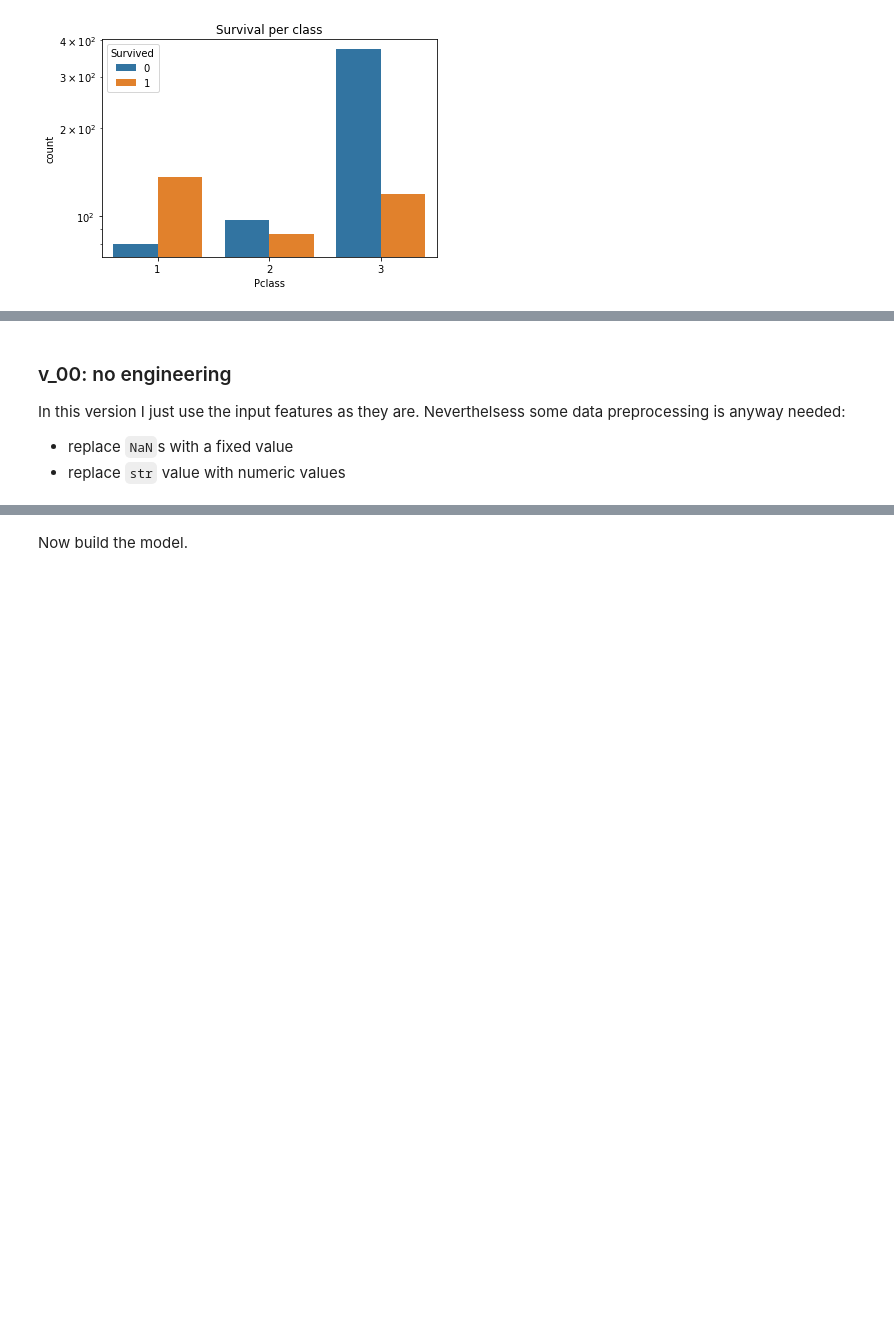
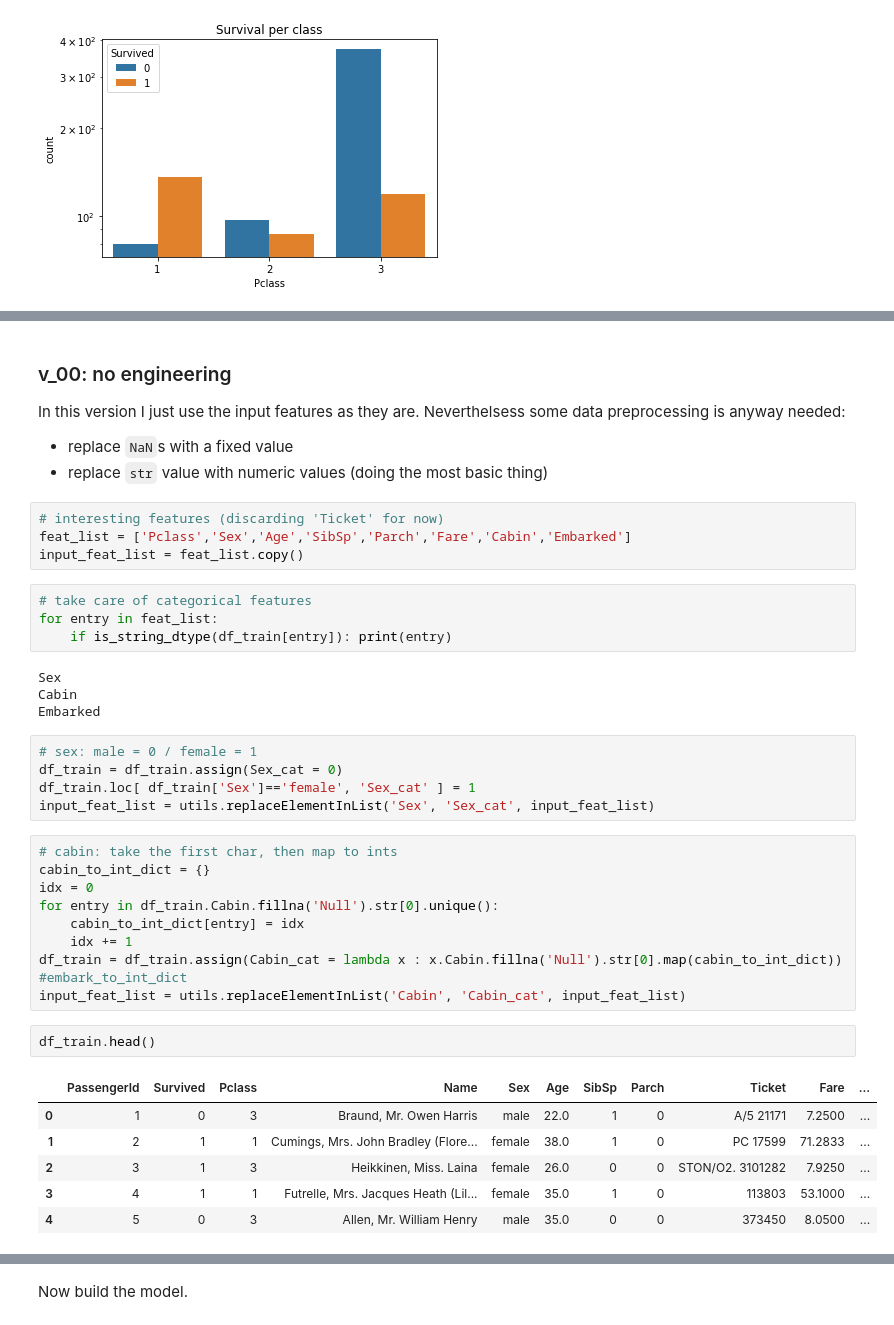
Before and after one commit to francescolosterzo/kaggle-titanic, a Jupyter notebook: Main.ipynb, the cells around one changed output, grey strips where cells are left out. Drawn from its saved outputs; the diff is of its cells as text; blank space fills up the shorter version.

```diff
--- a/Main.ipynb
+++ b/Main.ipynb
@@ -104,4 +117,40 @@ In this section data are manipulated in order to make them a suitable input for
 ### v_00: no engineering
 In this version I just use the input features as they are. Neverthelsess some data preprocessing is anyway needed:
 * replace `NaN`s with a fixed value
-* replace `str` value with numeric values
+* replace `str` value with numeric values (doing the most basic thing)
+# %%
+# interesting features (discarding 'Ticket' for now)
+feat_list = ['Pclass','Sex','Age','SibSp','Parch','Fare','Cabin','Embarked']
+input_feat_list = feat_list.copy()
+# %%
+# take care of categorical features
+for entry in feat_list:
+    if is_string_dtype(df_train[entry]): print(entry)
+# %% [output]
+Sex
+Cabin
+Embarked
+# %%
+# sex: male = 0 / female = 1
+df_train = df_train.assign(Sex_cat = 0)
+df_train.loc[ df_train['Sex']=='female', 'Sex_cat' ] = 1
+input_feat_list = utils.replaceElementInList('Sex', 'Sex_cat', input_feat_list)
+# %%
+# cabin: take the first char, then map to ints
+cabin_to_int_dict = {}
+idx = 0
+for entry in df_train.Cabin.fillna('Null').str[0].unique():
+    cabin_to_int_dict[entry] = idx
+    idx += 1
+df_train = df_train.assign(Cabin_cat = lambda x : x.Cabin.fillna('Null').str[0].map(cabin_to_int_dict))
+#embark_to_int_dict
+input_feat_list = utils.replaceElementInList('Cabin', 'Cabin_cat', input_feat_list)
+# %%
+df_train.head()
+# %% [output]
+|  | PassengerId | Survived | Pclass | Name | Sex | Age | SibSp | Parch | Ticket | Fare | ... |
+| 0 | 1 | 0 | 3 | Braund, Mr. Owen Harris | male | 22.0 | 1 | 0 | A/5 21171 | 7.2500 | ... |
+| 1 | 2 | 1 | 1 | Cumings, Mrs. John Bradley (Flore... | female | 38.0 | 1 | 0 | PC 17599 | 71.2833 | ... |
+| 2 | 3 | 1 | 3 | Heikkinen, Miss. Laina | female | 26.0 | 0 | 0 | STON/O2. 3101282 | 7.9250 | ... |
+| 3 | 4 | 1 | 1 | Futrelle, Mrs. Jacques Heath (Lil... | female | 35.0 | 1 | 0 | 113803 | 53.1000 | ... |
+| 4 | 5 | 0 | 3 | Allen, Mr. William Henry | male | 35.0 | 0 | 0 | 373450 | 8.0500 | ... |
```
Also changed, not shown: parts of 13 cells of this notebook, 1 other file.
